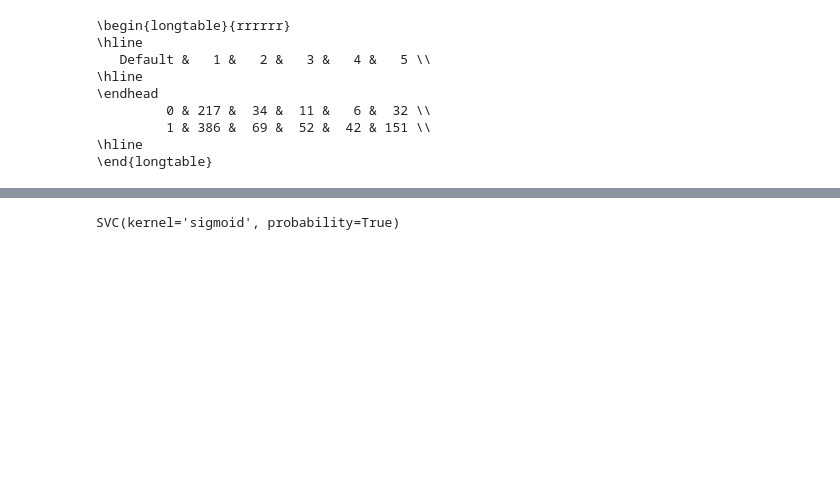
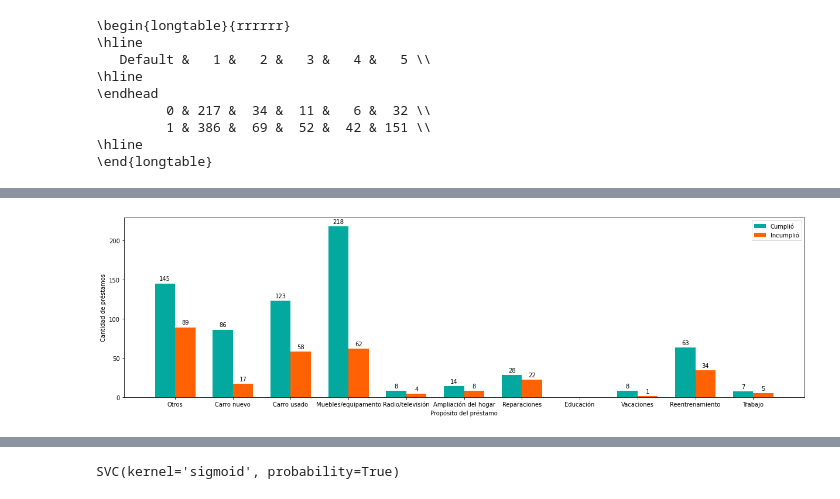
Before and after one commit to Afr063426/Proyecto_Est_Act_II, a Jupyter notebook: codigo.ipynb, the cells around one changed output, grey strips where cells are left out. Drawn from its saved outputs; the diff is of its cells as text; code cells hidden in the pictures; blank space fills up the shorter version.

```diff
--- a/codigo.ipynb
+++ b/codigo.ipynb
@@ -149,0 +175,56 @@ print(tabulate(savings_default,headers='keys',tablefmt='latex_longtable'))
+# %%
+#Hacer que para cada uno de los labels este los defalu, me gusta más
+datosG1 = data.loc[:, ["Proposito", "Default"]]
+datosG1[datosG1["Default"]==1]
+labels = [
+    "Otros",
+    "Carro nuevo",
+    "Carro usado",
+    "Muebles/equipamento",
+    "Radio/televisión",
+    "Ampliación del hogar",
+    "Reparaciones",
+    "Educación",
+    "Vacaciones",
+    "Reentrenamiento",
+    "Trabajo"
+]
+
+eje1=np.unique(datosG1[datosG1["Default"]==1].Proposito, return_counts=True)
+eje2=np.unique(datosG1[datosG1["Default"]==0].Proposito, return_counts=True)
+x = np.arange(len(labels))  # the label locations
+width = 0.35  # the width of the bars
+
+fig, ax = plt.subplots(nrows=1, ncols=1, figsize=(17, 5))
+rects1 = ax.bar(eje1[0]- width/2 ,eje1[1], width, label='Cumplió', color=[ "#03A89E"])
+rects2 = ax.bar(eje2[0]+ width/2, eje2[1], width, label='Incumplió', color=["#FF6103"])
+
+# Add some text for labels, title and custom x-axis tick labels, etc.
+ax.set_ylabel('Cantidad de préstamos')
+ax.set_xlabel('Propósito del préstamo')
+#ax.set_title('Distribución de los motivos por los cuales se solicita un crédito')
+ax.set_xticks(x)
+ax.set_xticklabels(labels)
+ax.legend()
+
+def autolabel(rects):
+    """Attach a text label above each bar in *rects*, displaying its height."""
+    for rect in rects:
+        height = rect.get_height()
+        ax.annotate('{}'.format(height),
+                    xy=(rect.get_x() + rect.get_width() / 2, height),
+                    xytext=(0, 3),  # 3 points vertical offset
+                    textcoords="offset points",
+                    ha='center', va='bottom')
+
+
+autolabel(rects1)
+autolabel(rects2)
+
+
+fig.tight_layout()
+
+#plt.savefig('Proposito.pdf', bbox_inches='tight')
+plt.show()
+# %% [output]
+[figure, added]
```
Also changed, not shown: parts of 8 cells of this notebook, 2 other files.
